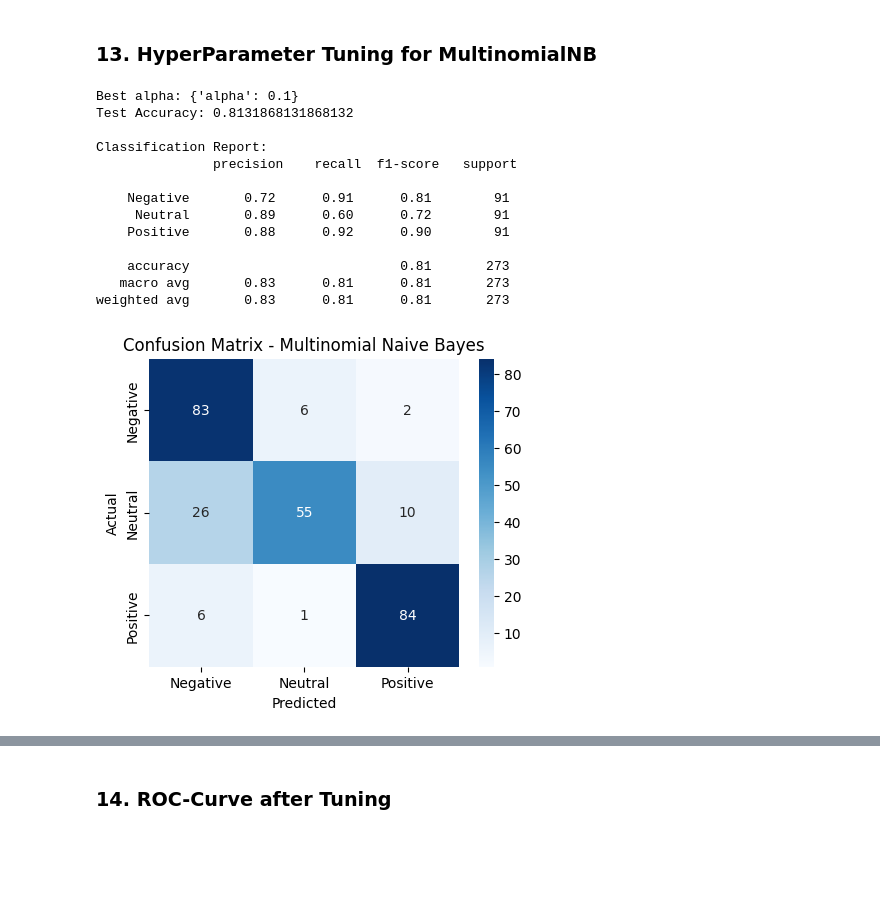
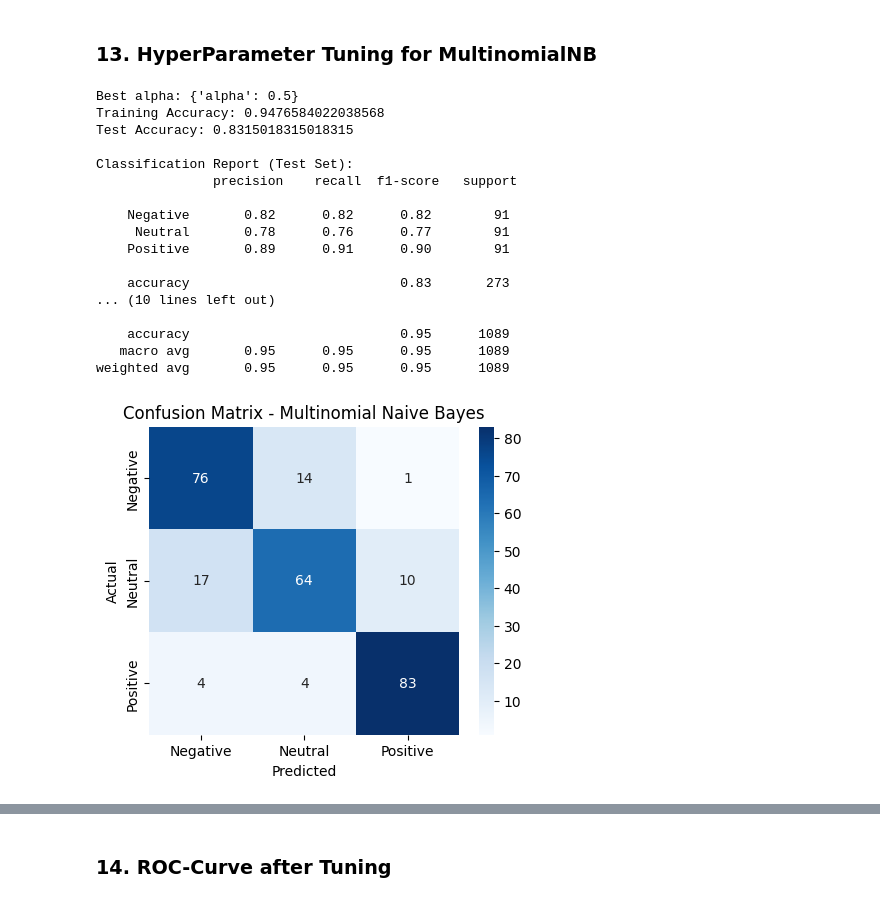
Before and after one commit to AaditiG1/HotelReview_TextClassification, a Jupyter notebook: HotelReview.ipynb, the cells around one changed output, grey strips where cells are left out. Saved outputs shown, nothing was run; the diff lists cells and outputs as text; code cells hidden in the pictures; blank space fills up the shorter version.

```diff
--- a/HotelReview.ipynb
+++ b/HotelReview.ipynb
@@ -460,7 +462,7 @@ X_train, X_test, y_train, y_test = train_test_split(
 )
 
 # TF-IDF vectorization (convert text into numeric features)
-tfidf = TfidfVectorizer(max_features=10000, ngram_range=(1, 2))  # unigrams + bigrams
+tfidf = TfidfVectorizer(max_features=5000, ngram_range=(1, 2))  # unigrams + bigrams
 X_train_tfidf = tfidf.fit_transform(X_train)  # Learn vocabulary from training data
 X_test_tfidf = tfidf.transform(X_test)        # Transform test data using same vocabulary
 
@@ -752,15 +869,0 @@ grid_search = GridSearchCV(
-# %%
-# 4. Fit GridSearchCV to training data
-grid_search.fit(X_train_tfidf, y_train)
-
-# 5. Best hyperparameter
-print("Best C:", grid_search.best_params_)
-
-# 6. Use best model for predictions
-best_svm = grid_search.best_estimator_
-y_pred_svm = best_svm.predict(X_test_tfidf)
-
-# 7. Evaluate performance
-print("SVM with Hyperparameter Tuning Evaluation")
-print("Accuracy:", accuracy_score(y_test, y_pred_svm))
-print("\nClassification Report:\n", classification_report(y_test, y_pred_svm))
@@ -849,56 +910,80 @@ plt.show()
 # %% [markdown]
 ### 13. HyperParameter Tuning for MultinomialNB
 # %%
-# used randomized search cv but gave same result
+# -------------------------
+# Multinomial Naive Bayes - Hyperparameter tuning
+# -------------------------
+# 1. Tested different alpha (Laplace smoothing) values: [0.1, 0.5, 1.0, 1.5, 2.0]
+# 2. Experimented with TF-IDF max_features (e.g., 3000 → 5000)
+# 3. Tried different TF-IDF ngram ranges (unigrams vs unigrams+bigrams)
+# 4. Used RandomizedSearchCV for hyperparameter tuning (similar result to GridSearchCV)
+# 5. Performed GridSearchCV to find best alpha with cross-validation (cv=5 and cv=10)
+# 6. Checked model performance on training vs test sets to monitor overfitting
+# 7. Evaluated class-wise performance using confusion matrix and classification report
+
 # Parameter grid
 param_grid = {
-    'alpha':[0.1, 0.5, 1.0, 2.0, 5.0]  # Laplace smoothing changed to 0.1, 0.5, 1.0 and cv= 10 did not change accuracy
+    'alpha':[0.1, 0.5, 1.0, 1.5, 2.0]  # Laplace smoothing changed to 0.1, 0.5, 1.0 and cv= 10 did not change accuracy
 }
 
 # Initialize MNB
 mnb = MultinomialNB()
 
 # Grid Search with 5-fold CV
 grid = GridSearchCV(mnb, param_grid, cv=5, scoring='accuracy', n_jobs=-1)
 grid.fit(X_train_tfidf, y_train)
 
 # Best alpha
 print("Best alpha:", grid.best_params_)
 
 # Evaluate on test set
 best_mnb = grid.best_estimator_
-y_pred_best = best_mnb.predict(X_test_tfidf)
 
-print("Test Accuracy:", accuracy_score(y_test, y_pred_best))
-print("\nClassification Report:\n", classification_report(y_test, y_pred_best))
+# Predict on training data
+y_train_pred = best_mnb.predict(X_train_tfidf)
+train_accuracy = accuracy_score(y_train, y_train_pred)
+print("Training Accuracy:", train_accuracy)
+
+# Predict on test data
+y_test_pred = best_mnb.predict(X_test_tfidf)
+test_accuracy = accuracy_score(y_test, y_test_pred)
+print("Test Accuracy:", test_accuracy)
+
+# Classification report for test set
+print("\nClassification Report (Test Set):\n", classification_report(y_test, y_test_pred))
+print("\nClassification Report (Train Set):\n", classification_report(y_train, y_train_pred))
 
 # Compute confusion matrix
-cm = confusion_matrix(y_test, y_pred_best)  # y_pred_best from tuned MNB
+cm = confusion_matrix(y_test, y_pred_best)
 
 # Plot as heatmap
 plt.figure(figsize=(5,4))
 sns.heatmap(cm, annot=True, fmt='d', cmap='Blues',
             xticklabels=['Negative','Neutral','Positive'],
             yticklabels=['Negative','Neutral','Positive'])
 plt.xlabel('Predicted')
 plt.ylabel('Actual')
 plt.title('Confusion Matrix - Multinomial Naive Bayes')
 plt.show()
 # %% [output]
-Best alpha: {'alpha': 0.1}
-Test Accuracy: 0.8131868131868132
+Best alpha: {'alpha': 0.5}
+Training Accuracy: 0.9476584022038568
+Test Accuracy: 0.8315018315018315
 
-Classification Report:
+Classification Report (Test Set):
                precision    recall  f1-score   support
 
-    Negative       0.72      0.91      0.81        91
-     Neutral       0.89      0.60      0.72        91
-    Positive       0.88      0.92      0.90        91
+    Negative       0.82      0.82      0.82        91
+     Neutral       0.78      0.76      0.77        91
+    Positive       0.89      0.91      0.90        91
 
-    accuracy                           0.81       273
-   macro avg       0.83      0.81      0.81       273
-weighted avg       0.83      0.81      0.81       273
+    accuracy                           0.83       273
+... (10 lines left out)
+
+    accuracy                           0.95      1089
+   macro avg       0.95      0.95      0.95      1089
+weighted avg       0.95      0.95      0.95      1089
-[figure, old version]
+[figure, new version]
 # %% [markdown]
 **Code Explination**
 - **Parameter Grid:**
```
Also changed, not shown: parts of 28 cells of this notebook.
